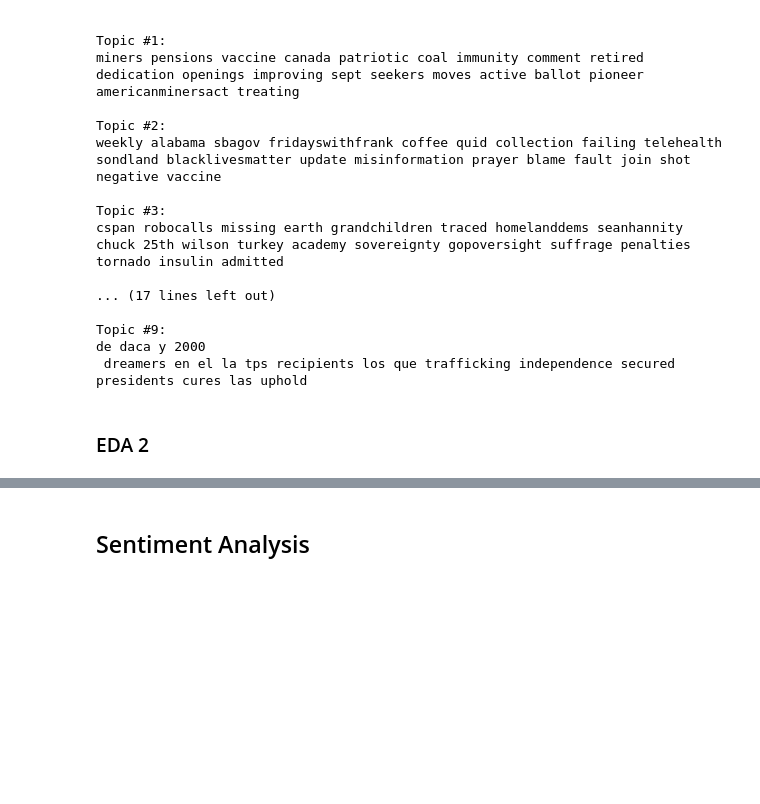
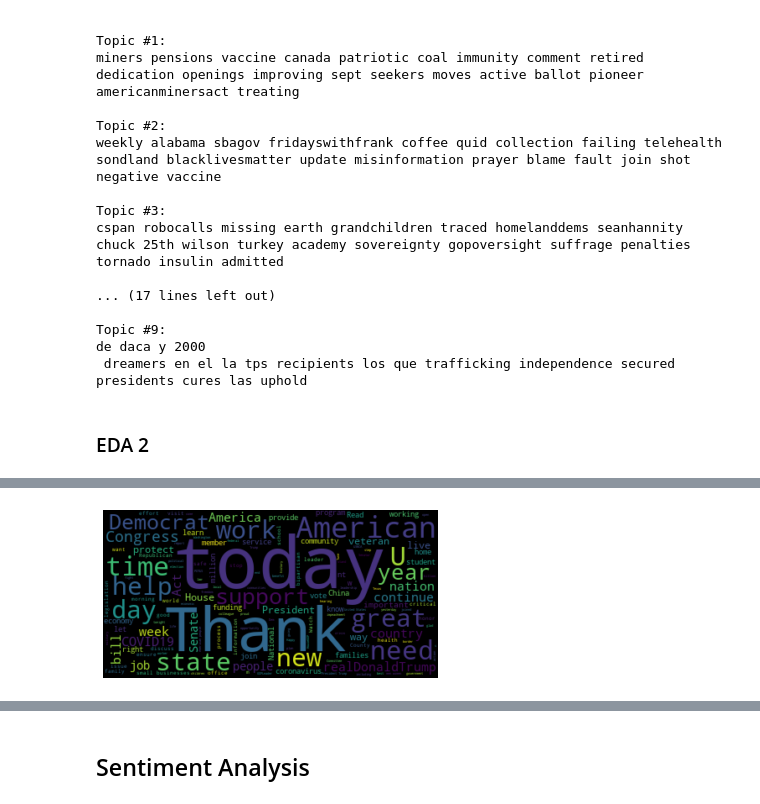
Before and after one commit to ireminal/CSS_Project5_Group1, a Jupyter notebook: Project 5 Student.ipynb, the cells around one changed output, grey strips where cells are left out. Cells and saved outputs as stored; diff of their text form; code cells hidden in the pictures; blank space fills up the shorter version.

```diff
--- a/Project 5 Student.ipynb
+++ b/Project 5 Student.ipynb
@@ -210,0 +232,14 @@ de daca y 2000
+# %%
+rep = congress_tweets[congress_tweets['party']=='Republican']
+dem = congress_tweets[congress_tweets['party']=='Democrat']
+r_text = ' '.join(rep['tokens'].map(lambda text: ' '.join(text)))
+d_text = ' '.join(dem['tokens'].map(lambda text: ' '.join(text)))
+# %%
+# Republican wordcloud
+
+wordcloud = WordCloud().generate(r_text)
+plt.imshow(wordcloud, interpolation = 'bilinear')
+plt.axis('off')
+plt.show()
+# %% [output]
+[figure, added]
```
Also changed, not shown: parts of 16 cells of this notebook.
